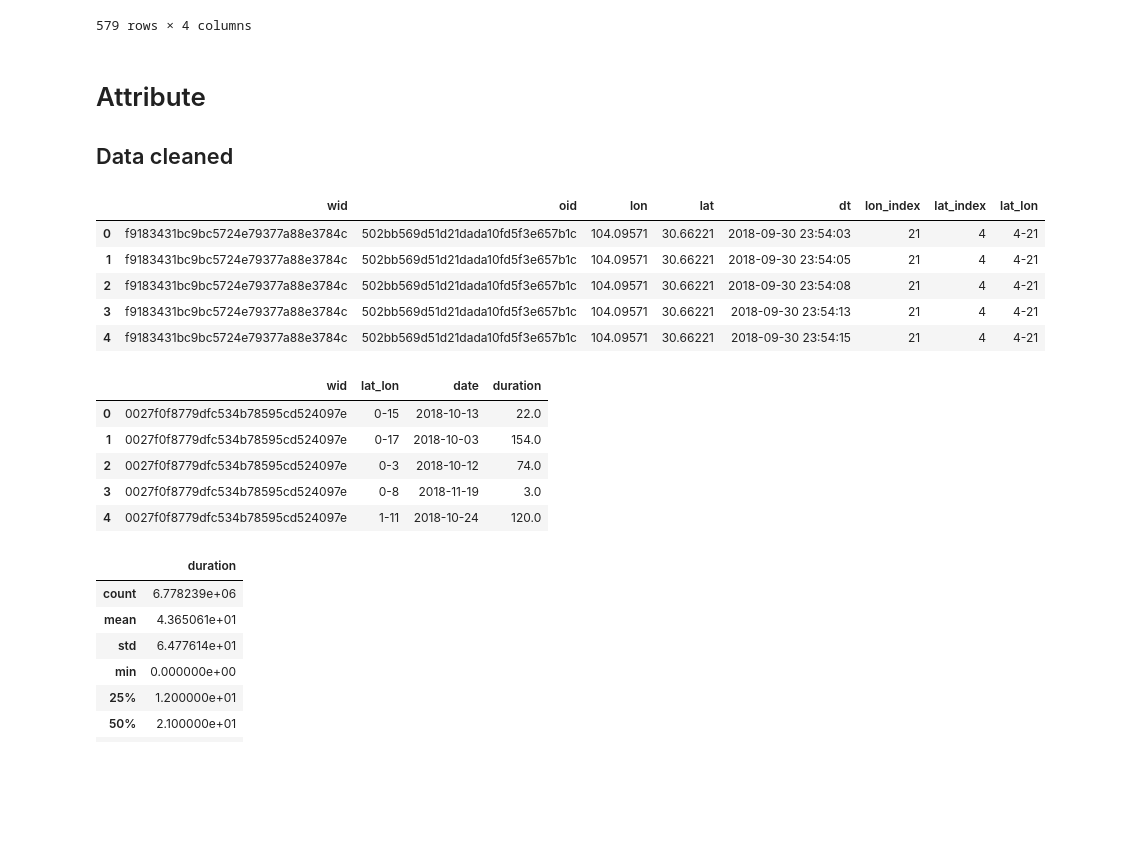
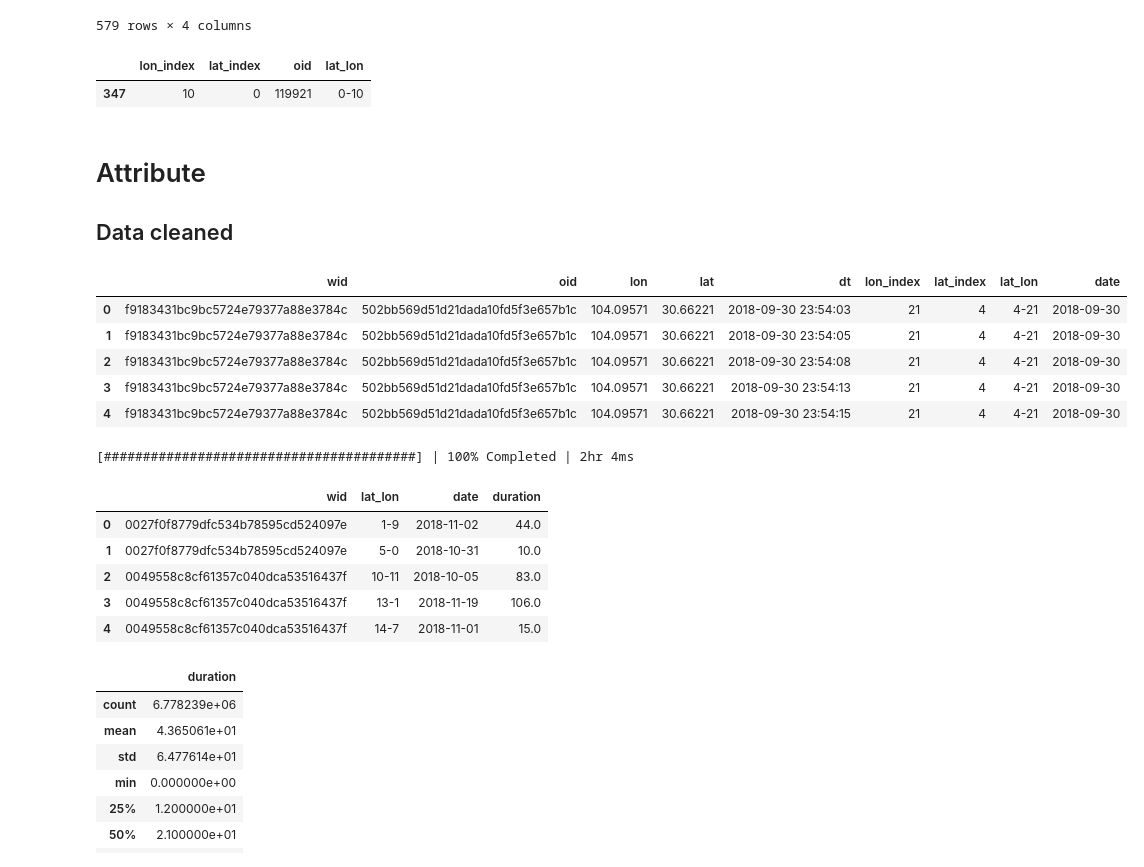
Before and after one commit to DURUII/Gaia-Explorer, a Jupyter notebook: main.ipynb, the cells around one changed output. Saved outputs shown, nothing was run; the diff lists cells and outputs as text; code cells hidden in the pictures; blank space fills up the shorter version.

```diff
--- a/main.ipynb
+++ b/main.ipynb
@@ -240,6 +240,11 @@ tasks
 | 577 | 19 | 1 | 60520 | 1-19 |
 | 578 | 25 | 28 | 60516 | 28-25 |
 579 rows × 4 columns
+# %%
+tasks[tasks['lat_lon']=='0-10']
+# %% [output]
+|  | lon_index | lat_index | oid | lat_lon |
+| 347 | 10 | 0 | 119921 | 0-10 |
 # %% [markdown]
 # Attribute
 
@@ -247,22 +252,23 @@ tasks
 # %%
 output_final = os.path.join(DATASET, 'final')
 ddf_selected['lat_lon'] = ddf_selected['lat_index'].astype(str) + '-' + ddf_selected['lon_index'].astype(str)
 
 if not os.path.exists(output_final) or len(os.listdir(output_final)) == 0:
     with ProgressBar():
         os.makedirs(output_final, exist_ok=True)
         ddf_selected[ddf_selected['lat_lon'].isin(tasks['lat_lon'])].to_parquet(output_final)
 
 final_files = get_filepaths(output_final, 'part', '.parquet')
 ddf_final = dd.read_parquet(final_files)
+ddf_final['date'] = ddf_final['dt'].dt.date.astype(str)
 ddf_final.head()
 # %% [output]
-|  | wid | oid | lon | lat | dt | lon_index | lat_index | lat_lon |
-| 0 | f9183431bc9bc5724e79377a88e3784c | 502bb569d51d21dada10fd5f3e657b1c | 104.09571 | 30.66221 | 2018-09-30 23:54:03 | 21 | 4 | 4-21 |
-| 1 | f9183431bc9bc5724e79377a88e3784c | 502bb569d51d21dada10fd5f3e657b1c | 104.09571 | 30.66221 | 2018-09-30 23:54:05 | 21 | 4 | 4-21 |
-| 2 | f9183431bc9bc5724e79377a88e3784c | 502bb569d51d21dada10fd5f3e657b1c | 104.09571 | 30.66221 | 2018-09-30 23:54:08 | 21 | 4 | 4-21 |
-| 3 | f9183431bc9bc5724e79377a88e3784c | 502bb569d51d21dada10fd5f3e657b1c | 104.09571 | 30.66221 | 2018-09-30 23:54:13 | 21 | 4 | 4-21 |
-| 4 | f9183431bc9bc5724e79377a88e3784c | 502bb569d51d21dada10fd5f3e657b1c | 104.09571 | 30.66221 | 2018-09-30 23:54:15 | 21 | 4 | 4-21 |
+|  | wid | oid | lon | lat | dt | lon_index | lat_index | lat_lon | date |
+| 0 | f9183431bc9bc5724e79377a88e3784c | 502bb569d51d21dada10fd5f3e657b1c | 104.09571 | 30.66221 | 2018-09-30 23:54:03 | 21 | 4 | 4-21 | 2018-09-30 |
+| 1 | f9183431bc9bc5724e79377a88e3784c | 502bb569d51d21dada10fd5f3e657b1c | 104.09571 | 30.66221 | 2018-09-30 23:54:05 | 21 | 4 | 4-21 | 2018-09-30 |
+| 2 | f9183431bc9bc5724e79377a88e3784c | 502bb569d51d21dada10fd5f3e657b1c | 104.09571 | 30.66221 | 2018-09-30 23:54:08 | 21 | 4 | 4-21 | 2018-09-30 |
+| 3 | f9183431bc9bc5724e79377a88e3784c | 502bb569d51d21dada10fd5f3e657b1c | 104.09571 | 30.66221 | 2018-09-30 23:54:13 | 21 | 4 | 4-21 | 2018-09-30 |
+| 4 | f9183431bc9bc5724e79377a88e3784c | 502bb569d51d21dada10fd5f3e657b1c | 104.09571 | 30.66221 | 2018-09-30 23:54:15 | 21 | 4 | 4-21 | 2018-09-30 |
 # %%
 output_grouped_csv = os.path.join(DATASET, 'grouped.csv')
 meta = pd.DataFrame({'duration': pd.Series(dtype='float64')})
@@ -274,19 +280,20 @@ def calculate_stay_duration(group):
 
 if not os.path.exists(output_grouped_csv):
     with ProgressBar():
-        grouped = df_final.groupby(['wid', 'lat_lon', 'date'])
+        grouped = ddf_final.groupby(['wid', 'lat_lon', 'date'])
         grouped.apply(calculate_stay_duration, meta=meta).reset_index(
             ).to_csv(output_grouped_csv, single_file=True, index=False)
 
 df_grouped = pd.read_csv(output_grouped_csv)
 df_grouped.head()
 # %% [output]
+[########################################] | 100% Completed | 2hr 4ms
 |  | wid | lat_lon | date | duration |
-| 0 | 0027f0f8779dfc534b78595cd524097e | 0-15 | 2018-10-13 | 22.0 |
-| 1 | 0027f0f8779dfc534b78595cd524097e | 0-17 | 2018-10-03 | 154.0 |
-| 2 | 0027f0f8779dfc534b78595cd524097e | 0-3 | 2018-10-12 | 74.0 |
-| 3 | 0027f0f8779dfc534b78595cd524097e | 0-8 | 2018-11-19 | 3.0 |
-| 4 | 0027f0f8779dfc534b78595cd524097e | 1-11 | 2018-10-24 | 120.0 |
+| 0 | 0027f0f8779dfc534b78595cd524097e | 1-9 | 2018-11-02 | 44.0 |
+| 1 | 0027f0f8779dfc534b78595cd524097e | 5-0 | 2018-10-31 | 10.0 |
+| 2 | 0049558c8cf61357c040dca53516437f | 10-11 | 2018-10-05 | 83.0 |
+| 3 | 0049558c8cf61357c040dca53516437f | 13-1 | 2018-11-19 | 106.0 |
+| 4 | 0049558c8cf61357c040dca53516437f | 14-7 | 2018-11-01 | 15.0 |
 # %%
 df_grouped.describe()
 # %% [output]
```
Also changed, not shown: parts of 10 cells of this notebook.
